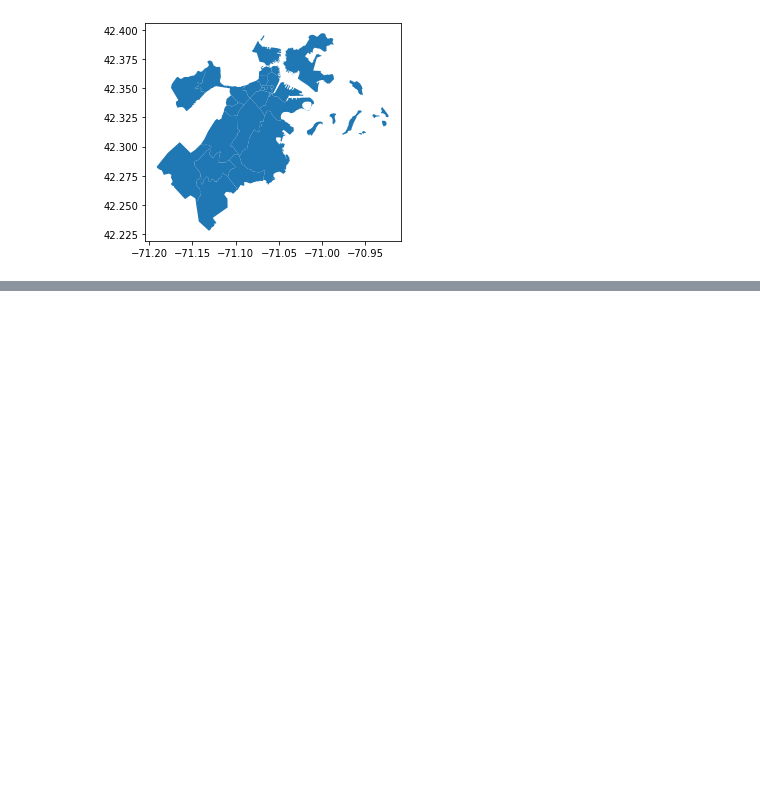
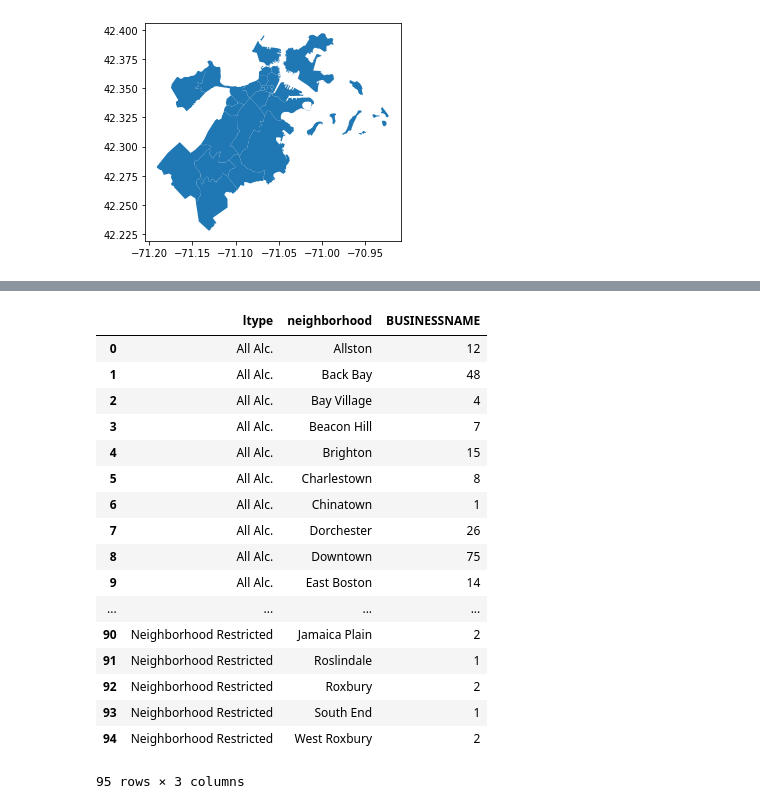
Before and after one commit to reecetyl/CS591-Project, a Jupyter notebook: code/Data Preprocessing/shapes.ipynb, the cells around one changed output, grey strips where cells are left out. Cells and saved outputs as stored; diff of their text form; code cells hidden in the pictures; blank space fills up the shorter version.

Commit message:
update labels (All Alc, All Alc Rest, MW)

```diff
--- a/code/Data Preprocessing/shapes.ipynb
+++ b/code/Data Preprocessing/shapes.ipynb
@@ -147,0 +151,48 @@ gdf2.to_csv(DATAFOLDER + "boston-licenses/boston-licenses-with-labels.csv", inde
+# %%
+import pandas
+import numpy as np
+boston_licenses = pandas.read_csv(DATAFOLDER + "boston-licenses/boston-licenses-with-labels.csv")
+boston_licenses.head(40)
+boston_licenses[~boston_licenses.LICCAT.eq('CLBMWR')].groupby(['LICCAT','neighborhood'])['BUSINESSNAME'].count().reset_index().head(40)
+boston_licenses[~boston_licenses.LICCAT.eq('CLBMWR')].groupby(['LICCAT','LICCATDESC'])['BUSINESSNAME'].count().reset_index().head(40)
+
+
+boston_licenses[boston_licenses.LICCAT.eq('TAVAL')  ] # we are going to take these out as there are only 2 places in different neighborhoods
+a = boston_licenses[~boston_licenses.LICCAT.eq('TAVAL')].LICCATDESC.str.split(expand = True,pat=' -')
+a= a.assign(new_c = np.where(a[1].isnull(), a[0], a[1]))
+#print(a)
+new_a = a[0].str.rsplit(expand=True)
+#new_a = new_a.rename(index={'Restrict.':np.nan},inplace=True)
+a['ntype'] = new_a[[1,2,3,4]].fillna('').apply(lambda row: ' '.join(row.values.astype(str)), axis=1)
+#print('A: ', a.ntype[4])
+a = a.assign(final_type = np.where(a.ntype.eq('   '),a.new_c.str.strip(), a.ntype.str.strip()))
+
+boston_licenses['ltype'] = a.final_type
+#print(boston_licenses.index)
+#boston_licenses = boston_licenses.replace('All Alc. Restrict.','All Alc.')
+
+boston_licenses = boston_licenses.replace('Malt & Wine', 'Malt Wine')
+boston_licenses = boston_licenses.replace('Prem All Alcohol Rest', 'All Alc. Restrict.')
+boston_licenses.head(10)
+#print(boston_licenses.head(10))
+boston_licenses.groupby(['ltype','neighborhood'])['BUSINESSNAME'].count().reset_index()
+#boston_licenses[boston_licenses.ltype == 'Prem All Alcohol Rest']
+# %% [output]
+|  | ltype | neighborhood | BUSINESSNAME |
+| 0 | All Alc. | Allston | 12 |
+| 1 | All Alc. | Back Bay | 48 |
+| 2 | All Alc. | Bay Village | 4 |
+| 3 | All Alc. | Beacon Hill | 7 |
+| 4 | All Alc. | Brighton | 15 |
+| 5 | All Alc. | Charlestown | 8 |
+| 6 | All Alc. | Chinatown | 1 |
+| 7 | All Alc. | Dorchester | 26 |
+| 8 | All Alc. | Downtown | 75 |
+| 9 | All Alc. | East Boston | 14 |
+| ... | ... | ... | ... |
+| 90 | Neighborhood Restricted | Jamaica Plain | 2 |
+| 91 | Neighborhood Restricted | Roslindale | 1 |
+| 92 | Neighborhood Restricted | Roxbury | 2 |
+| 93 | Neighborhood Restricted | South End | 1 |
+| 94 | Neighborhood Restricted | West Roxbury | 2 |
+95 rows × 3 columns
```
Also changed, not shown: parts of 6 cells of this notebook, 4 other files.
